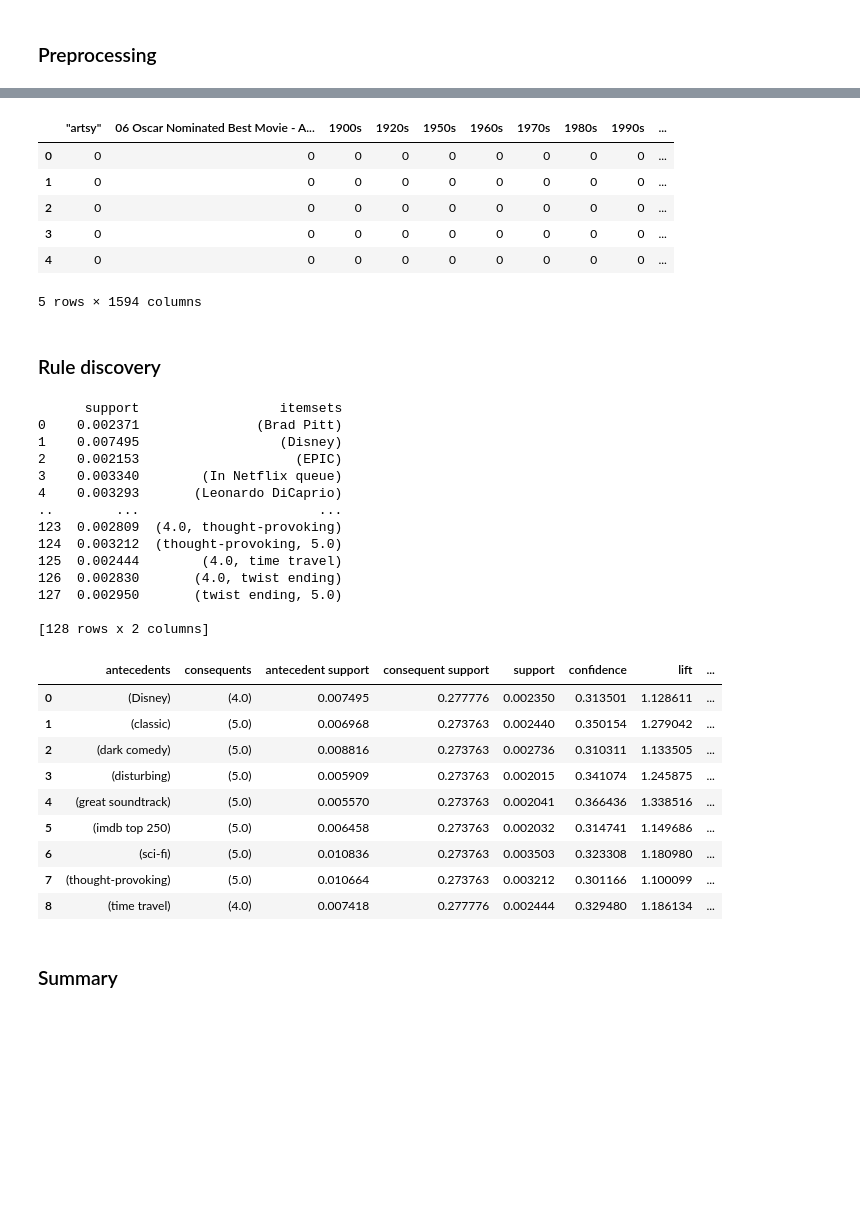
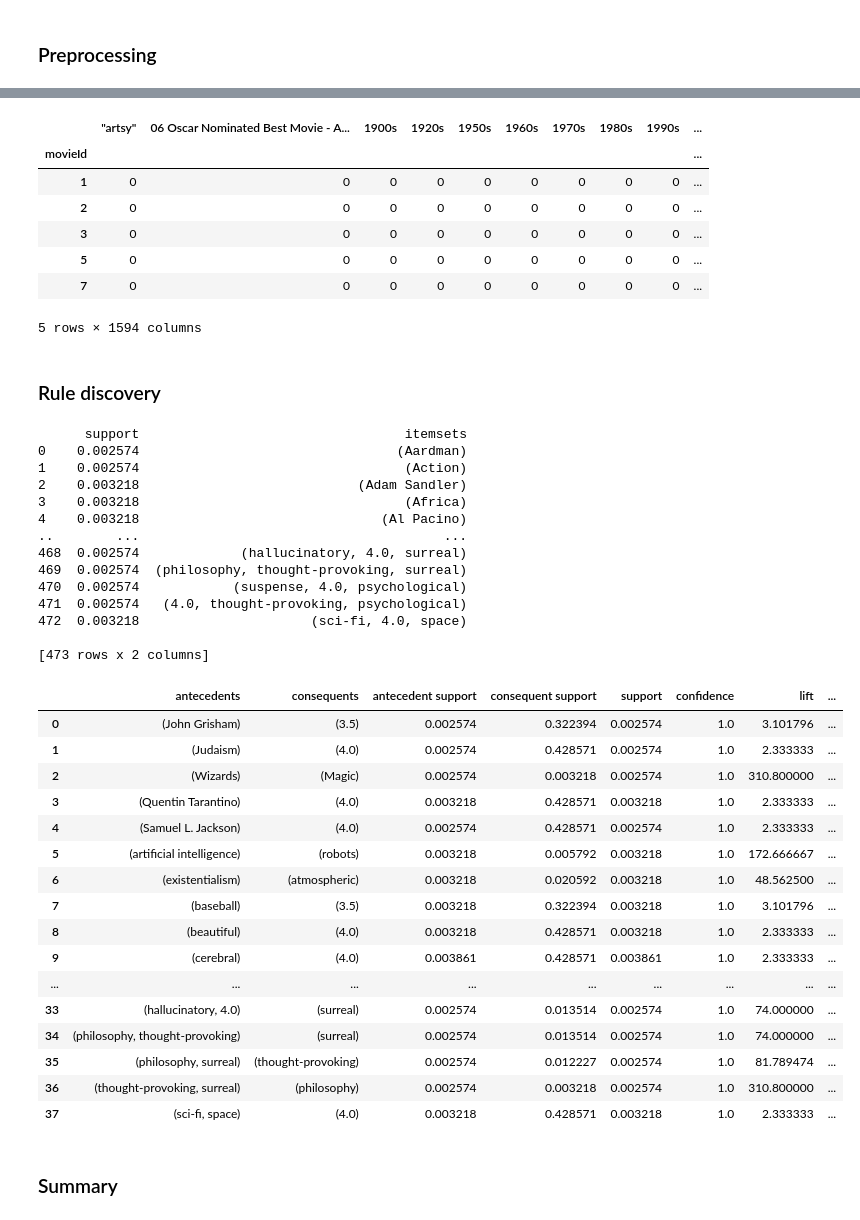
Before and after one commit to DominikLudwiczak/Data-Mining, a Jupyter notebook: assignment2/association.ipynb, the cells around one changed output, grey strips where cells are left out. Saved outputs shown, nothing was run; the diff lists cells and outputs as text; code cells hidden in the pictures; blank space fills up the shorter version.

```diff
--- a/assignment2/association.ipynb
+++ b/assignment2/association.ipynb
@@ -11,5 +12,7 @@ ratings = pd.read_csv('ml-latest-small/ratings.csv')
 tags = pd.read_csv('ml-latest-small/tags.csv')
 # %% [markdown]
 ## Ratings based on Tags
+# %%
+ratings['rating'] = ratings['rating'].apply(lambda x: "{:.1f}".format(x))
 # %% [markdown]
 ### Preprocessing
@@ -25,0 +19,8 @@ tagRatings.head()
+# %%
+tagsForMovie = tags.groupby('movieId')['tag'].apply('|'.join)
+avgRateForMovie = ratings.groupby('movieId')['rating'].mean().apply(lambda x: round(2*x)/2)
+# ratingsForMovie = ratings.groupby('movieId')['rating'].apply(lambda x: '|'.join(x.values))
+
+# tagRatings = pd.DataFrame(data={"rating": avgRateForMovie.values, "tags": tagsForMovie.values})
+tagRatings = pd.merge(avgRateForMovie, tagsForMovie, right_index=True, left_index=True)
+tagRatings.head()
@@ -44,13 +54,14 @@ tagRatings.head()
 # %%
-tagRatings.drop(['timestamp_x', 'timestamp_y', 'tag', 'rating', 'userId_x', 'userId_y', 'movieId'], axis=1, inplace=True)
+tagRatings.drop(['tag', 'rating'], axis=1, inplace=True)
 tagRatings.head()
 # %% [output]
 |  | "artsy" | 06 Oscar Nominated Best Movie - A... | 1900s | 1920s | 1950s | 1960s | 1970s | 1980s | 1990s | ... |
-| 0 | 0 | 0 | 0 | 0 | 0 | 0 | 0 | 0 | 0 | ... |
+| movieId |  |  |  |  |  |  |  |  |  | ... |
 | 1 | 0 | 0 | 0 | 0 | 0 | 0 | 0 | 0 | 0 | ... |
 | 2 | 0 | 0 | 0 | 0 | 0 | 0 | 0 | 0 | 0 | ... |
 | 3 | 0 | 0 | 0 | 0 | 0 | 0 | 0 | 0 | 0 | ... |
-| 4 | 0 | 0 | 0 | 0 | 0 | 0 | 0 | 0 | 0 | ... |
+| 5 | 0 | 0 | 0 | 0 | 0 | 0 | 0 | 0 | 0 | ... |
+| 7 | 0 | 0 | 0 | 0 | 0 | 0 | 0 | 0 | 0 | ... |
 5 rows × 1594 columns
 # %% [markdown]
 ### Rule discovery
@@ -58,35 +69,42 @@ tagRatings.head()
 frequent_itemsets = apriori(tagRatings, min_support=0.002, use_colnames=True)
 print(frequent_itemsets)
 # %% [output]
-      support                  itemsets
-0    0.002371               (Brad Pitt)
-1    0.007495                  (Disney)
-2    0.002153                    (EPIC)
-3    0.003340        (In Netflix queue)
-4    0.003293       (Leonardo DiCaprio)
-..        ...                       ...
-123  0.002809  (4.0, thought-provoking)
-124  0.003212  (thought-provoking, 5.0)
-125  0.002444        (4.0, time travel)
-126  0.002830       (4.0, twist ending)
-127  0.002950       (twist ending, 5.0)
+      support                                  itemsets
+0    0.002574                                 (Aardman)
+1    0.002574                                  (Action)
+2    0.003218                            (Adam Sandler)
+3    0.003218                                  (Africa)
+4    0.003218                               (Al Pacino)
+..        ...                                       ...
+468  0.002574             (hallucinatory, 4.0, surreal)
+469  0.002574  (philosophy, thought-provoking, surreal)
+470  0.002574            (suspense, 4.0, psychological)
+471  0.002574   (4.0, thought-provoking, psychological)
+472  0.003218                      (sci-fi, 4.0, space)
 
-[128 rows x 2 columns]
+[473 rows x 2 columns]
 # %%
 association_rules(frequent_itemsets,
                   metric='confidence',
-                  min_threshold=0.3)
+                  min_threshold=0.9)
 # %% [output]
 |  | antecedents | consequents | antecedent support | consequent support | support | confidence | lift | ... |
-| 0 | (Disney) | (4.0) | 0.007495 | 0.277776 | 0.002350 | 0.313501 | 1.128611 | ... |
-| 1 | (classic) | (5.0) | 0.006968 | 0.273763 | 0.002440 | 0.350154 | 1.279042 | ... |
-| 2 | (dark comedy) | (5.0) | 0.008816 | 0.273763 | 0.002736 | 0.310311 | 1.133505 | ... |
-| 3 | (disturbing) | (5.0) | 0.005909 | 0.273763 | 0.002015 | 0.341074 | 1.245875 | ... |
-| 4 | (great soundtrack) | (5.0) | 0.005570 | 0.273763 | 0.002041 | 0.366436 | 1.338516 | ... |
-| 5 | (imdb top 250) | (5.0) | 0.006458 | 0.273763 | 0.002032 | 0.314741 | 1.149686 | ... |
-| 6 | (sci-fi) | (5.0) | 0.010836 | 0.273763 | 0.003503 | 0.323308 | 1.180980 | ... |
-| 7 | (thought-provoking) | (5.0) | 0.010664 | 0.273763 | 0.003212 | 0.301166 | 1.100099 | ... |
-| 8 | (time travel) | (4.0) | 0.007418 | 0.277776 | 0.002444 | 0.329480 | 1.186134 | ... |
+| 0 | (John Grisham) | (3.5) | 0.002574 | 0.322394 | 0.002574 | 1.0 | 3.101796 | ... |
+| 1 | (Judaism) | (4.0) | 0.002574 | 0.428571 | 0.002574 | 1.0 | 2.333333 | ... |
+| 2 | (Wizards) | (Magic) | 0.002574 | 0.003218 | 0.002574 | 1.0 | 310.800000 | ... |
+| 3 | (Quentin Tarantino) | (4.0) | 0.003218 | 0.428571 | 0.003218 | 1.0 | 2.333333 | ... |
+| 4 | (Samuel L. Jackson) | (4.0) | 0.002574 | 0.428571 | 0.002574 | 1.0 | 2.333333 | ... |
+| 5 | (artificial intelligence) | (robots) | 0.003218 | 0.005792 | 0.003218 | 1.0 | 172.666667 | ... |
+| 6 | (existentialism) | (atmospheric) | 0.003218 | 0.020592 | 0.003218 | 1.0 | 48.562500 | ... |
+| 7 | (baseball) | (3.5) | 0.003218 | 0.322394 | 0.003218 | 1.0 | 3.101796 | ... |
+| 8 | (beautiful) | (4.0) | 0.003218 | 0.428571 | 0.003218 | 1.0 | 2.333333 | ... |
+| 9 | (cerebral) | (4.0) | 0.003861 | 0.428571 | 0.003861 | 1.0 | 2.333333 | ... |
+| ... | ... | ... | ... | ... | ... | ... | ... | ... |
+| 33 | (hallucinatory, 4.0) | (surreal) | 0.002574 | 0.013514 | 0.002574 | 1.0 | 74.000000 | ... |
+| 34 | (philosophy, thought-provoking) | (surreal) | 0.002574 | 0.013514 | 0.002574 | 1.0 | 74.000000 | ... |
+| 35 | (philosophy, surreal) | (thought-provoking) | 0.002574 | 0.012227 | 0.002574 | 1.0 | 81.789474 | ... |
+| 36 | (thought-provoking, surreal) | (philosophy) | 0.002574 | 0.003218 | 0.002574 | 1.0 | 310.800000 | ... |
+| 37 | (sci-fi, space) | (4.0) | 0.003218 | 0.428571 | 0.003218 | 1.0 | 2.333333 | ... |
 # %% [markdown]
 ### Summary
 # %% [markdown]
```
Also changed, not shown: parts of 11 cells of this notebook, 29 other files.
